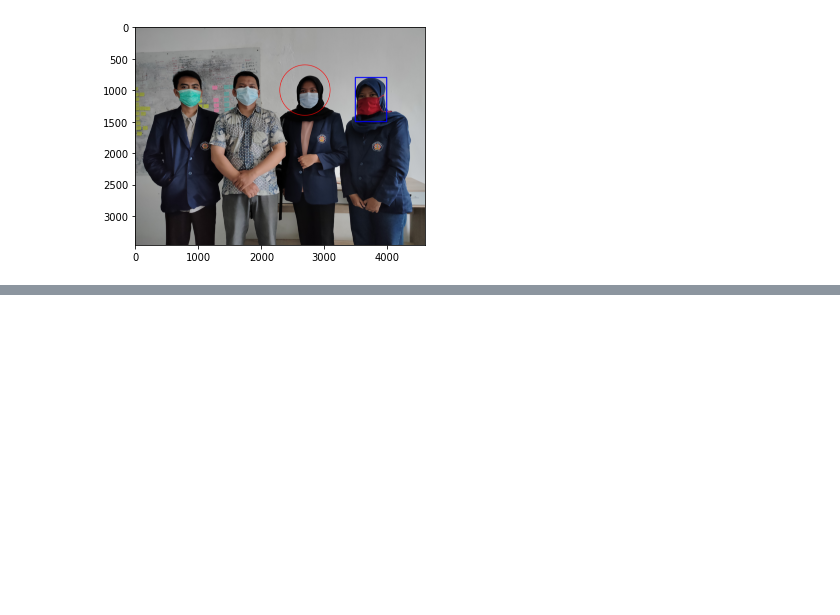
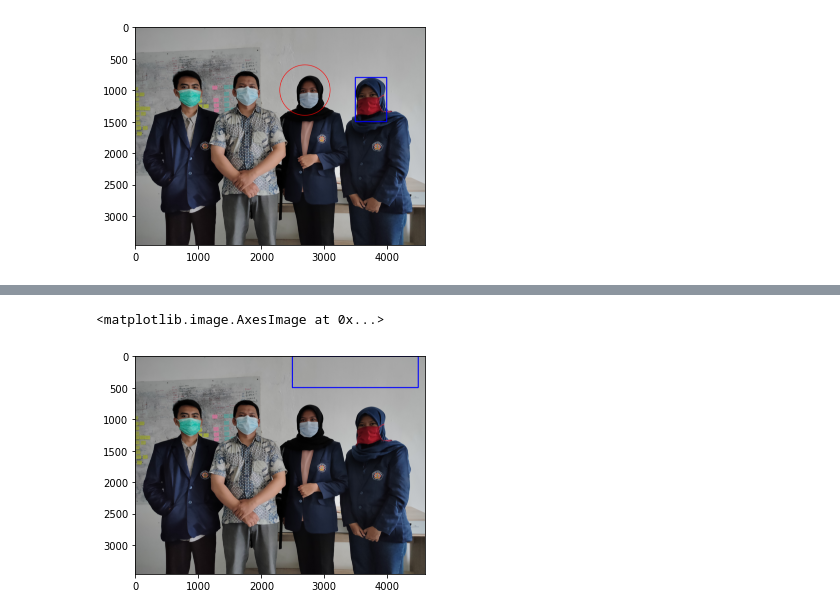
Before and after one commit to fidelatrstyni/PCVK_Genap_2021, a Jupyter notebook: Week2.ipynb, the cells around one changed output, grey strips where cells are left out. Saved outputs shown, nothing was run; the diff lists cells and outputs as text; code cells hidden in the pictures; blank space fills up the shorter version.

```diff
--- a/Week2.ipynb
+++ b/Week2.ipynb
@@ -159,3 +164,7 @@ plt.imshow(img_act1)
 # %% [output]
 <matplotlib.image.AxesImage at 0x...>
 [figure]
+# %%
+img_soal2 = cv.imread('/content/drive/MyDrive/PCVK/IMG20210128155321.jpg')
+img_soall2 = cv.cvtColor(img_soal2,cv.COLOR_BGR2RGB)
+plt.imshow(img_soall2)
@@ -161,0 +174,6 @@ plt.imshow(img_act1)
+# %%
+cv.rectangle(img_soall2,pt1=(4500,0),pt2=(2500,500),color=(0,0,255),thickness=15)
+plt.imshow(img_soall2)
+# %% [output]
+<matplotlib.image.AxesImage at 0x...>
+[figure, added]
```
Also changed, not shown: parts of 6 cells of this notebook.
